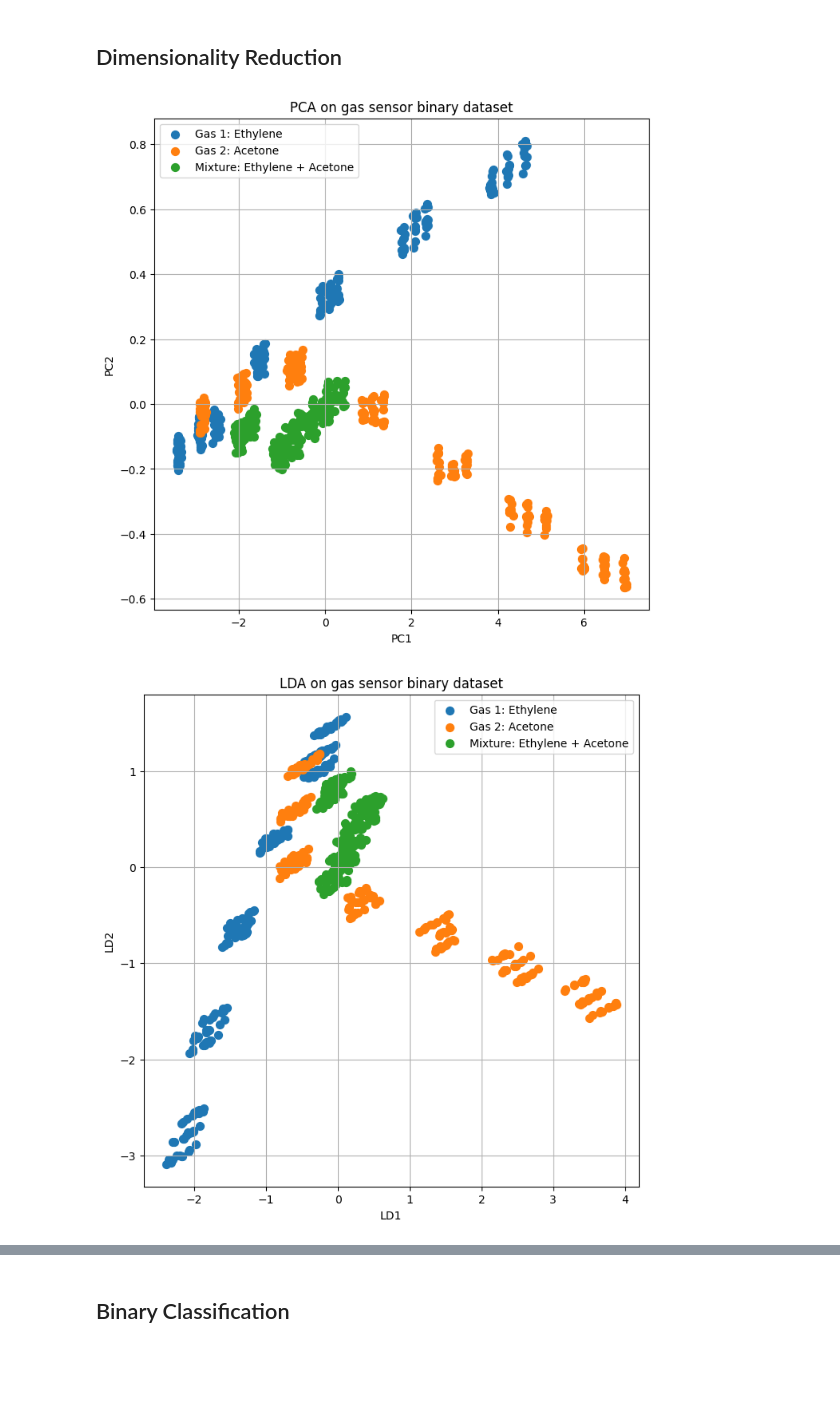
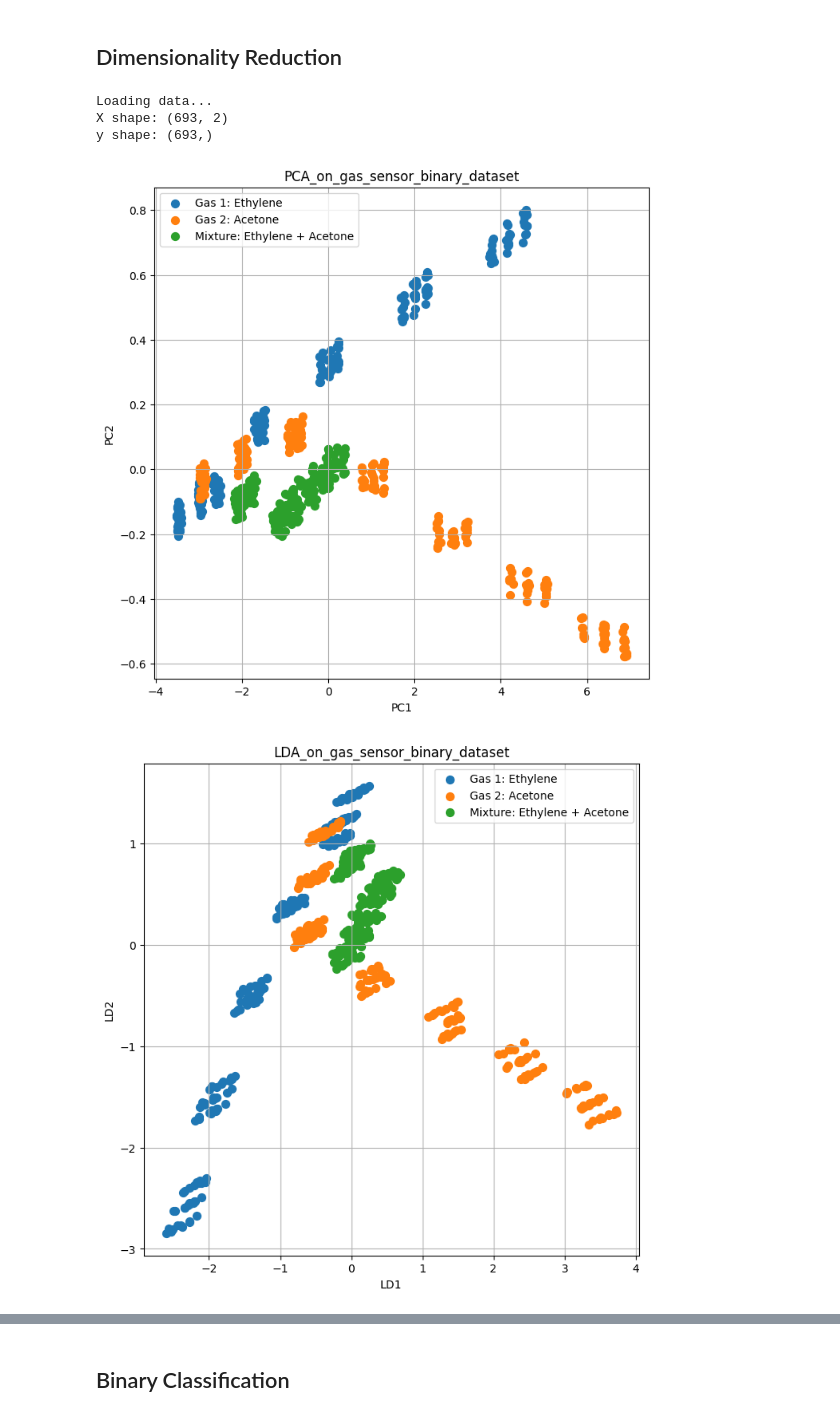
Before and after one commit to VincitoreSi/ElectronicNoseSystem, a Jupyter notebook: ElectricNoseSystem.ipynb, the cells around one changed output, grey strips where cells are left out. Cells and saved outputs as stored; diff of their text form; code cells hidden in the pictures; blank space fills up the shorter version.

```diff
--- a/ElectricNoseSystem.ipynb
+++ b/ElectricNoseSystem.ipynb
@@ -48,7 +48,6 @@ date: 2023-12-16
 brief: Helper functions for the project
 """
 
-from dependencies.dependencies import plt, itertools, np, pd, confusion_matrix, MaxAbsScaler, train_test_split
 
 def lead_and_prepare_data():
     """
@@ -121,13 +120,24 @@ def plot_confusion_matrix(cm, classes,
 
 
 def load_gas_data(path):
+    print("Loading data...")
     data = pd.read_csv(path)
     X = data.iloc[:, :-2]
     y = data.iloc[:, -2]
-    return np.array(X), np.array(y)
+    print(f"X shape: {X.shape}\ny shape: {y.shape}")
+    X_train, X_test, y_train, y_test = train_test_split(X, y, test_size=.1,random_state=1)
+    return X_train, X_test, y_train, y_test
 # %% [markdown]
 ## Dimensionality Reduction
 # %%
+"""
+file: pca.py
+author: @VincitoreSi
+date: 2023-12-16
+brief: apply pca to the data
+"""
+
+
 def pca(X_train, n_comp):
     xtrain = PCA(n_components=n_comp).fit_transform(X_train)
     fig = plt.figure(figsize=(8,8))
@@ -175,39 +185,42 @@ def visualize_data(data, labels, title, ax_labels):
         ax.set_xlabel(ax_labels[0])
         ax.set_ylabel(ax_labels[1])
         ax.set_title(title)
+    plt.savefig(f'output/images/visualization/{title}.png')
     # plt.show()
-    plt.savefig(f'output/{title}.png')
-    plt.show()
 
 def apply_lda(data, labels, n_components):
     lda = LinearDiscriminantAnalysis(n_components=n_components)
     lda.fit(data, labels)
     transformed_data = lda.transform(data)
     return pd.DataFrame(transformed_data, columns=["LD1", "LD2"])
 
 def apply_tsne(data, n_components):
     tsne = TSNE(n_components=n_components)
     tsne.fit(data)
     transformed_data = tsne.fit_transform(data)
     return pd.DataFrame(transformed_data, columns=["TSNE1", "TSNE2"])
 
 def main():
     """
     Main function
     """
     # X_train, X_test, y_train, y_test = lead_and_prepare_data()
-    X, y = load_gas_data('Data/data/expanded_data.csv')
+    X, X_test, y, y_test = load_gas_data('Data/data/expanded_data.csv')
+    X, y = np.array(X), np.array(y)
     pc = apply_pca(X, 2)
     pc_data = get_pca_data(pc, X)
-    visualize_data(pc_data, y, "PCA on gas sensor binary dataset", ["PC1", "PC2"])
+    visualize_data(pc_data, y, "PCA_on_gas_sensor_binary_dataset", ["PC1", "PC2"])
     ld = apply_lda(X, y, 2)
-    visualize_data(ld, y, "LDA on gas sensor binary dataset", ["LD1", "LD2"])
+    visualize_data(ld, y, "LDA_on_gas_sensor_binary_dataset", ["LD1", "LD2"])
     tsne = apply_tsne(X, 2)
-    visualize_data(tsne, y, "TSNE on gas sensor binary dataset", ["TSNE1", "TSNE2"])
+    visualize_data(tsne, y, "TSNE_on_gas_sensor_binary_dataset", ["TSNE1", "TSNE2"])
 
 
 if __name__ == "__main__":
     main()
 # %% [output]
+Loading data...
+X shape: (693, 2)
+y shape: (693,)
-[figure, old version]
+[figure, new version]
-[figure, old version]
+[figure, new version]
```
Also changed, not shown: parts of 21 cells of this notebook, 2 other files.
